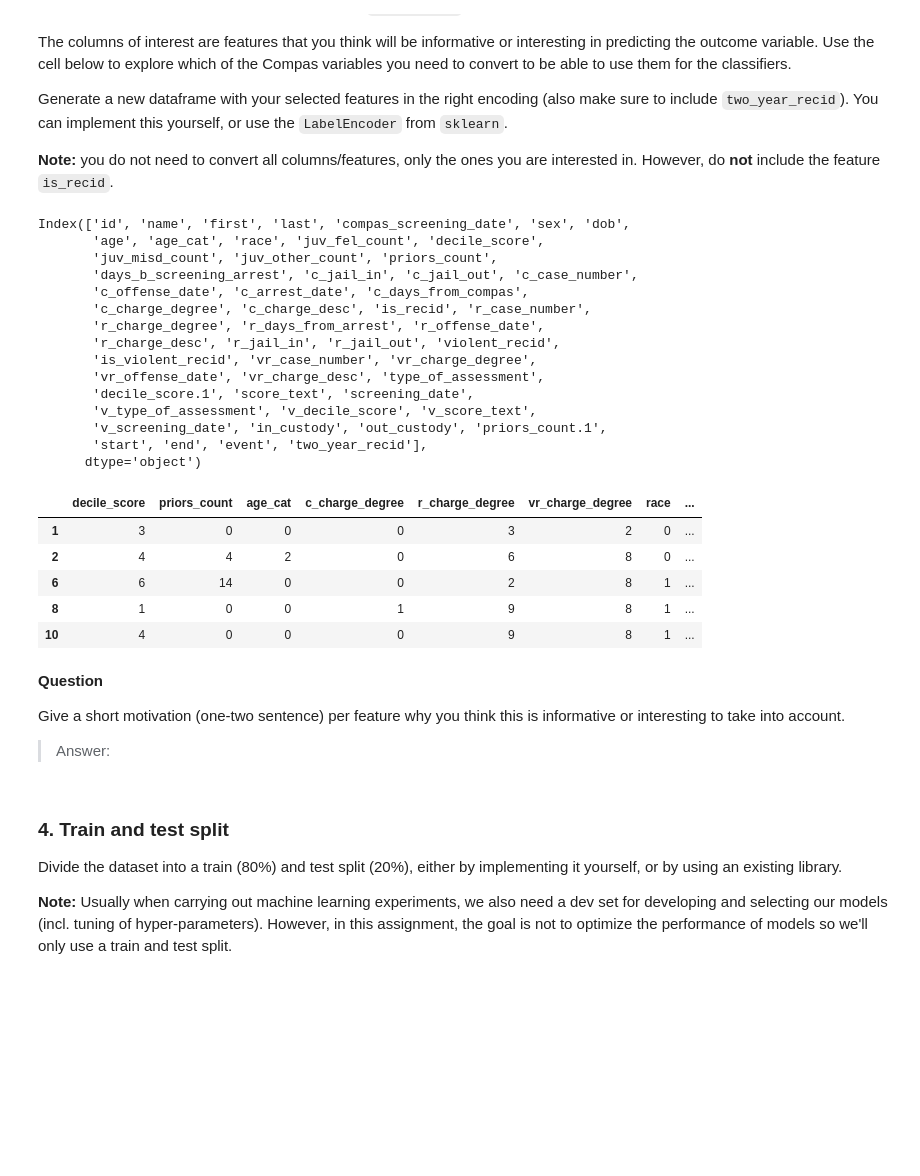
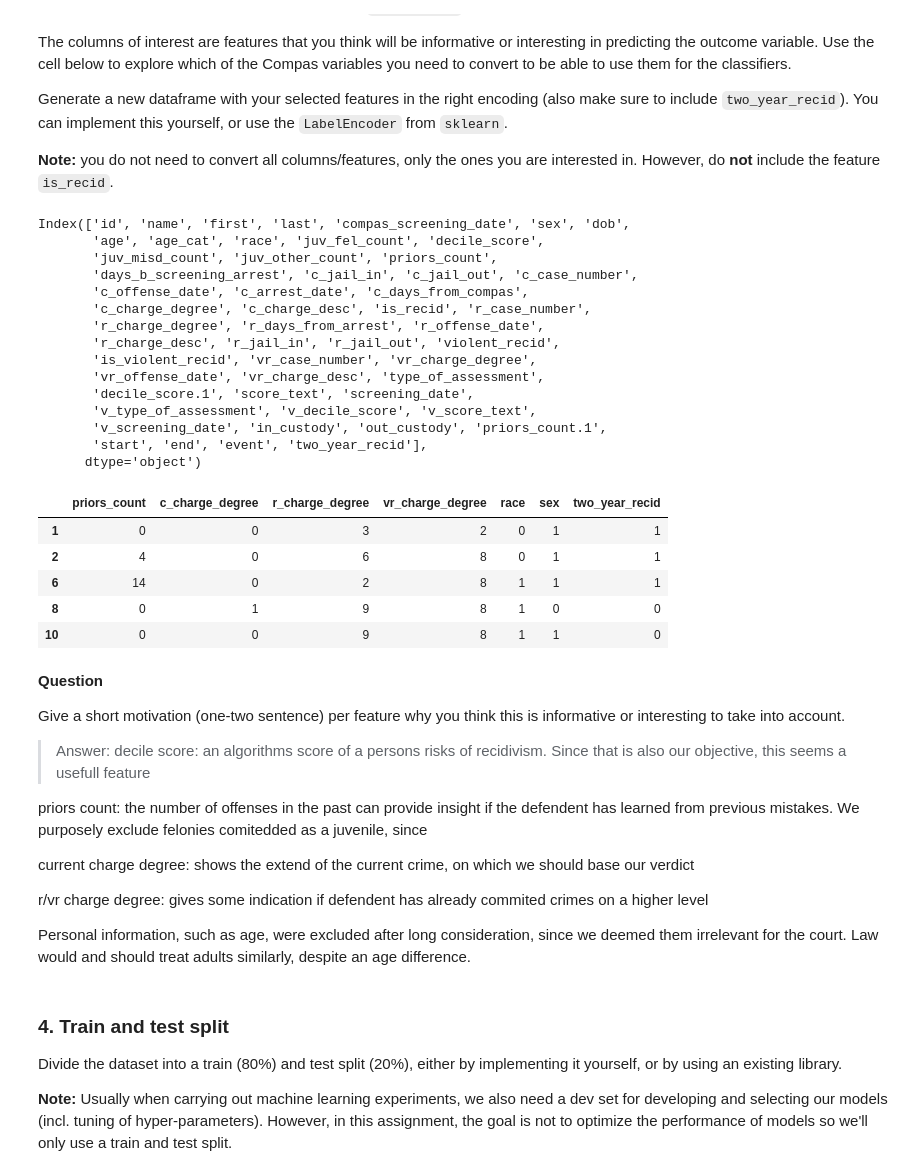
Before and after one commit to eliashendriks/Human_Centered_Machine_Learning, a Jupyter notebook: INFOMHCML_Programming_assignment_fairness2025.ipynb, the cells around one changed output. Drawn from its saved outputs; the diff is of its cells as text; code cells hidden in the pictures; blank space fills up the shorter version.

```diff
--- a/INFOMHCML_Programming_assignment_fairness2025.ipynb
+++ b/INFOMHCML_Programming_assignment_fairness2025.ipynb
@@ -239,8 +244,8 @@ from sklearn.preprocessing import LabelEncoder
 print(compas_data.columns)
 
 
-selected_features_categorical = ['age_cat', 'c_charge_degree', 'r_charge_degree', 'vr_charge_degree']
-selected_features_numerical = ['decile_score', 'priors_count']
+selected_features_categorical = ['c_charge_degree', 'r_charge_degree', 'vr_charge_degree']
+selected_features_numerical = ['priors_count']
 
 
 prepared_compas_data = pd.DataFrame()
@@ -260,44 +265,53 @@ for feature in selected_features_categorical:
 le = LabelEncoder()
 prepared_compas_data['race'] = le.fit_transform(compas_data['race'])
 le = LabelEncoder()
 prepared_compas_data['sex'] = le.fit_transform(compas_data['sex'])
 
 
 prepared_compas_data['two_year_recid'] = compas_data['two_year_recid'].astype(int)
 
 le = LabelEncoder()
 prepared_compas_data['race'] = le.fit_transform(compas_data['race'])
 le = LabelEncoder()
 prepared_compas_data['sex'] = le.fit_transform(compas_data['sex'])
 
 prepared_compas_data.head()
 # %% [output]
 Index(['id', 'name', 'first', 'last', 'compas_screening_date', 'sex', 'dob',
        'age', 'age_cat', 'race', 'juv_fel_count', 'decile_score',
        'juv_misd_count', 'juv_other_count', 'priors_count',
        'days_b_screening_arrest', 'c_jail_in', 'c_jail_out', 'c_case_number',
        'c_offense_date', 'c_arrest_date', 'c_days_from_compas',
        'c_charge_degree', 'c_charge_desc', 'is_recid', 'r_case_number',
        'r_charge_degree', 'r_days_from_arrest', 'r_offense_date',
        'r_charge_desc', 'r_jail_in', 'r_jail_out', 'violent_recid',
        'is_violent_recid', 'vr_case_number', 'vr_charge_degree',
        'vr_offense_date', 'vr_charge_desc', 'type_of_assessment',
        'decile_score.1', 'score_text', 'screening_date',
        'v_type_of_assessment', 'v_decile_score', 'v_score_text',
        'v_screening_date', 'in_custody', 'out_custody', 'priors_count.1',
        'start', 'end', 'event', 'two_year_recid'],
       dtype='object')
-|  | decile_score | priors_count | age_cat | c_charge_degree | r_charge_degree | vr_charge_degree | race | ... |
-| 1 | 3 | 0 | 0 | 0 | 3 | 2 | 0 | ... |
-| 2 | 4 | 4 | 2 | 0 | 6 | 8 | 0 | ... |
-| 6 | 6 | 14 | 0 | 0 | 2 | 8 | 1 | ... |
-| 8 | 1 | 0 | 0 | 1 | 9 | 8 | 1 | ... |
-| 10 | 4 | 0 | 0 | 0 | 9 | 8 | 1 | ... |
+|  | priors_count | c_charge_degree | r_charge_degree | vr_charge_degree | race | sex | two_year_recid |
+| 1 | 0 | 0 | 3 | 2 | 0 | 1 | 1 |
+| 2 | 4 | 0 | 6 | 8 | 0 | 1 | 1 |
+| 6 | 14 | 0 | 2 | 8 | 1 | 1 | 1 |
+| 8 | 0 | 1 | 9 | 8 | 1 | 0 | 0 |
+| 10 | 0 | 0 | 9 | 8 | 1 | 1 | 0 |
-# %% [markdown]
-**Question**
-
-Give a short motivation (one-two sentence) per feature why you think this is informative or interesting to take into account.
-> Answer:
+# %% [markdown]
+**Question**
+
+Give a short motivation (one-two sentence) per feature why you think this is informative or interesting to take into account.
+> Answer:
+decile score: an algorithms score of a persons risks of recidivism. Since that is also our objective, this seems a usefull feature
+
+priors count: the number of offenses in the past can provide insight if the defendent has learned from previous mistakes. We purposely exclude felonies comitedded as a juvenile, since
+
+current charge degree: shows the extend of the current crime, on which we should base our verdict
+
+r/vr charge degree: gives some indication if defendent has already commited crimes on a higher level
+
+Personal information, such as age, were excluded after long consideration, since we deemed them irrelevant for the court. Law would and should treat adults similarly, despite an age difference.
 # %% [markdown]
 ### **4. Train and test split**
 
```
Also changed, not shown: parts of 9 cells of this notebook.
